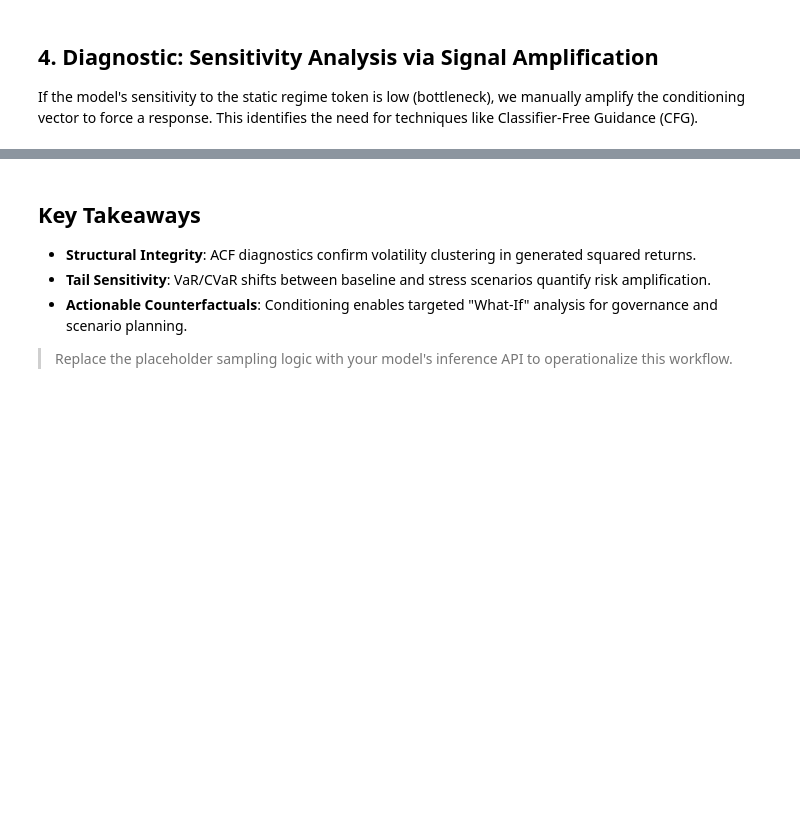
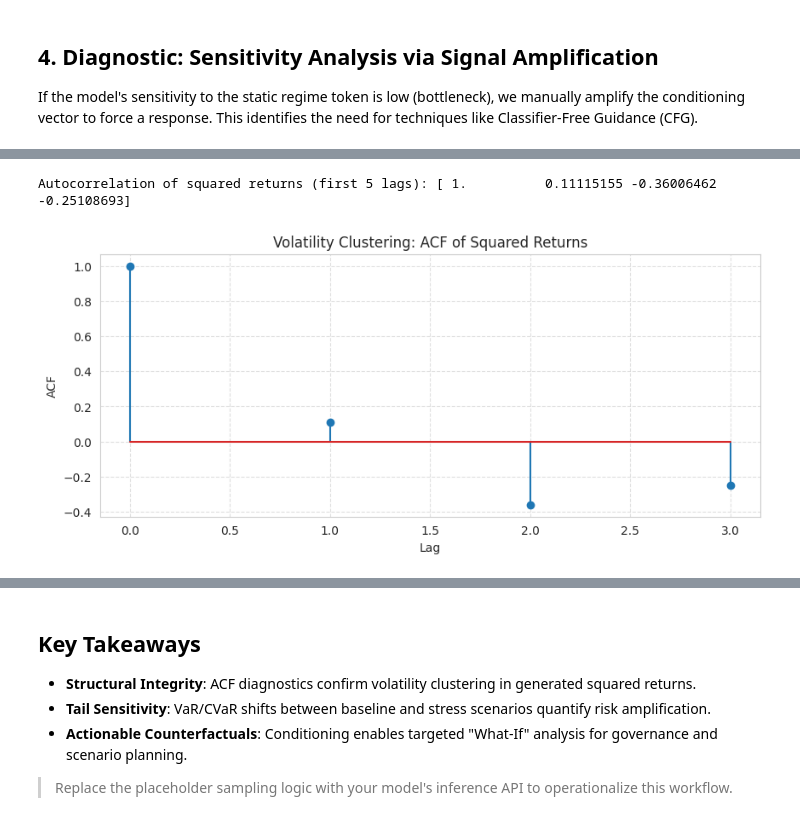
Before and after one commit to Land-Walker/My_Little_Quant_Firm, a Jupyter notebook: FinD_Generator/notebooks/scenario_stress_demo.ipynb, the cells around one changed output, grey strips where cells are left out. Cells and saved outputs as stored; diff of their text form; code cells hidden in the pictures; blank space fills up the shorter version.

```diff
--- a/FinD_Generator/notebooks/scenario_stress_demo.ipynb
+++ b/FinD_Generator/notebooks/scenario_stress_demo.ipynb
@@ -393,0 +418,20 @@ Maximum Signal Impact: 0.00339
+# %%
+# Volatility Clustering Test: autocorrelation of squared returns
+vol_returns = baseline_scenarios.iloc[:, 0].diff().dropna()
+vol_squared = vol_returns ** 2
+vol_lags = min(15, len(vol_squared) - 1)
+acf_vol_sq = acf(vol_squared, nlags=vol_lags)
+
+print("Autocorrelation of squared returns (first 5 lags):", acf_vol_sq[:6])
+
+plt.figure(figsize=(10, 4))
+# The 'use_line_collection' argument is no longer needed or supported.
+plt.stem(range(len(acf_vol_sq)), acf_vol_sq)
+plt.title("Volatility Clustering: ACF of Squared Returns")
+plt.xlabel("Lag")
+plt.ylabel("ACF")
+plt.grid(True, linestyle='--', alpha=0.6)
+plt.show()
+# %% [output]
+Autocorrelation of squared returns (first 5 lags): [ 1.          0.11115155 -0.36006462 -0.25108693]
+[figure, added]
```
Also changed, not shown: parts of 12 cells of this notebook.
